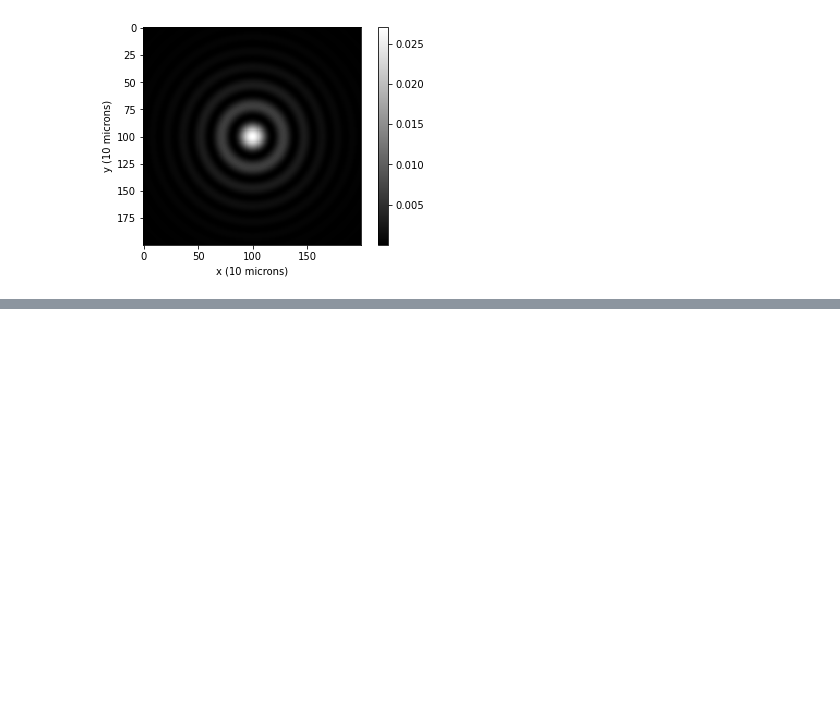
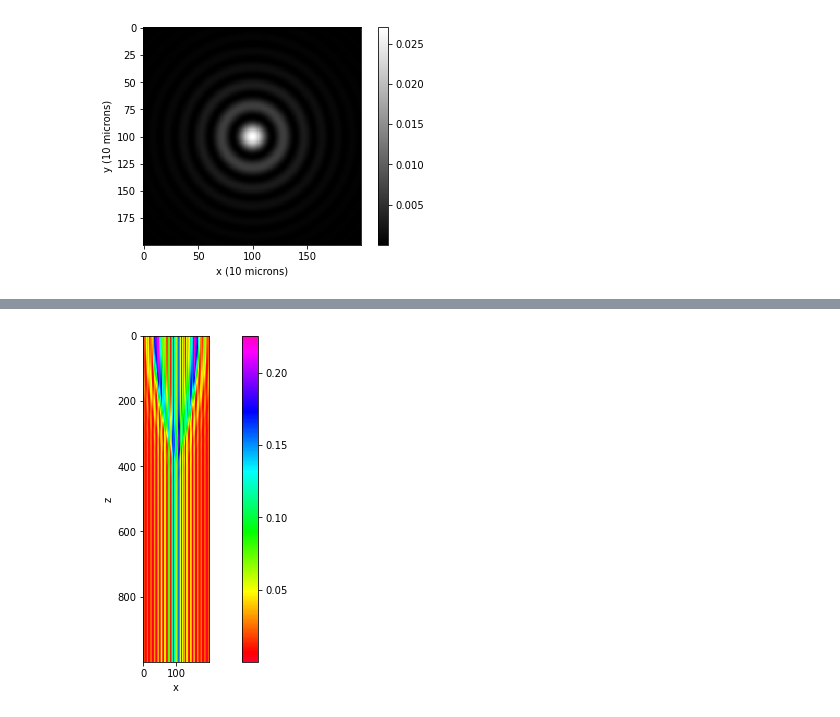
Before and after one commit to jabacousnac/Grier-Lab-Code, a Jupyter notebook: Axial_braiding.ipynb, the cells around one changed output, grey strips where cells are left out. Saved outputs shown, nothing was run; the diff lists cells and outputs as text; code cells hidden in the pictures; blank space fills up the shorter version.

```diff
--- a/Axial_braiding.ipynb
+++ b/Axial_braiding.ipynb
@@ -110,0 +139,4 @@ Bessel_transverse_map(0.38)
+# %%
+x_z_braiding(0.1*10**-3)
+# %% [output]
+[figure, added]
```
Also changed, not shown: parts of 5 cells of this notebook.
